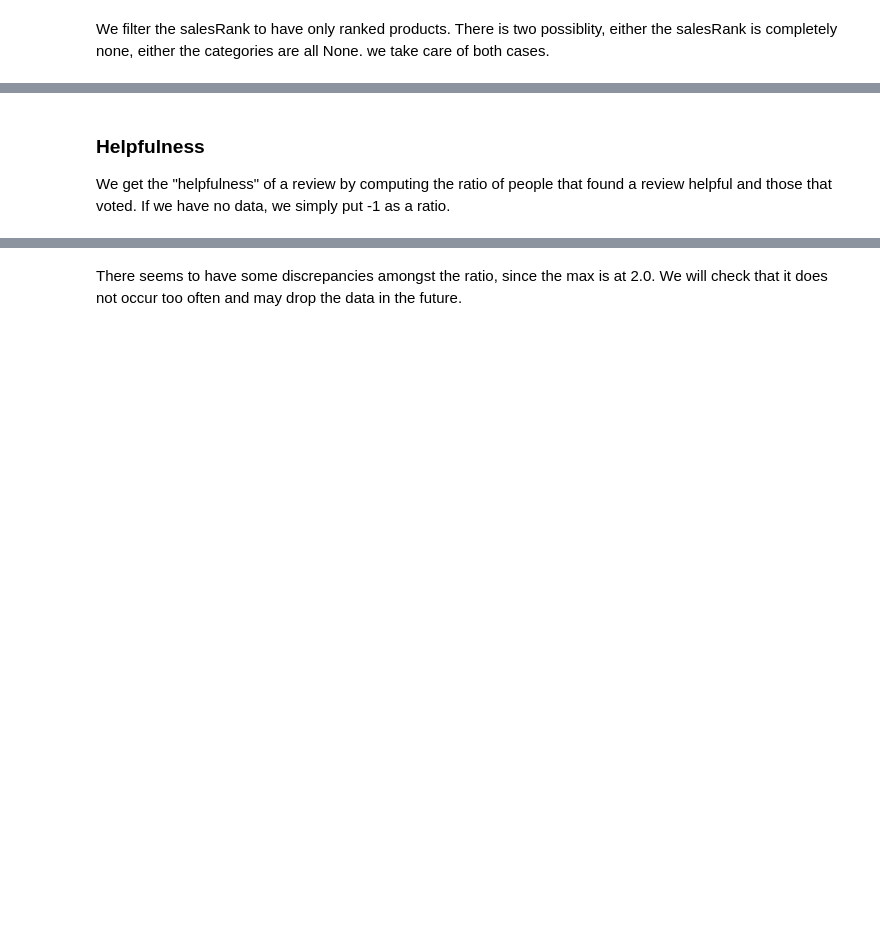
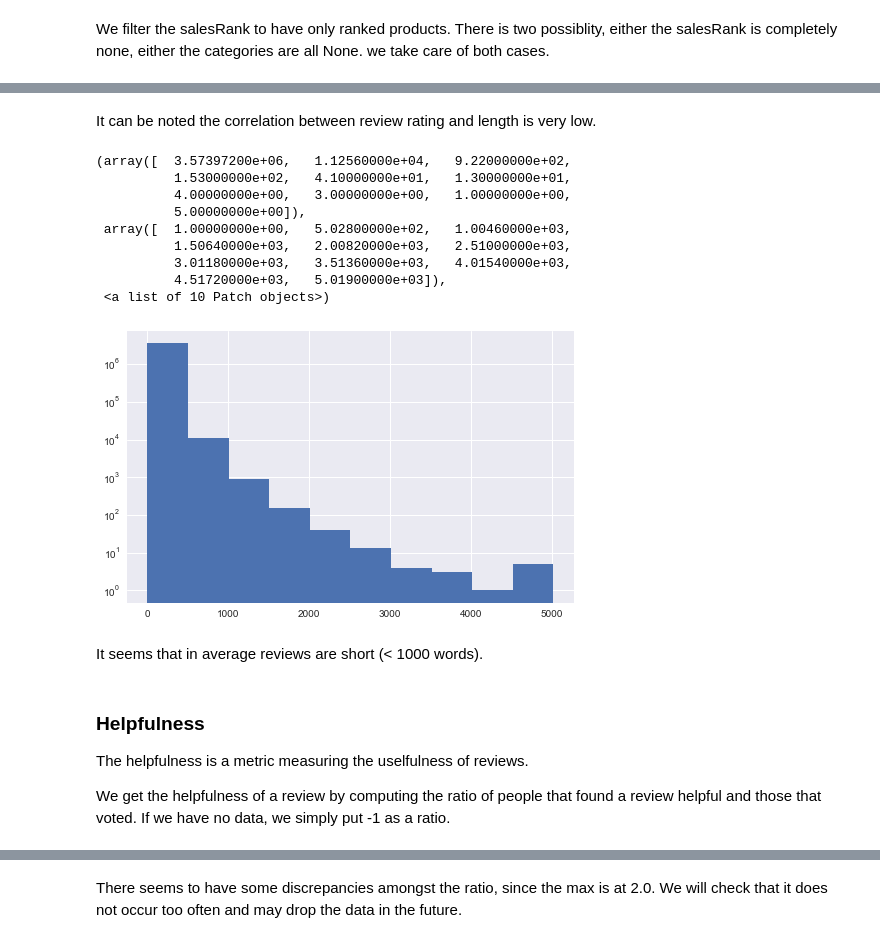
Before and after one commit to raphaelBarman/ADA-dh, a Jupyter notebook: project/Subset Exploration.ipynb, the cells around one changed output, grey strips where cells are left out. Saved outputs shown, nothing was run; the diff lists cells and outputs as text; code cells hidden in the pictures; blank space fills up the shorter version.

```diff
--- a/project/Subset Exploration.ipynb
+++ b/project/Subset Exploration.ipynb
@@ -110,10 +135,10 @@ Here we count the number of word in a certain review.
 # %%
 wordCount = F.udf(lambda text: len(text.split(" ")), T.IntegerType())
 
-df = df_review.withColumn('wordcount', wordCount(df_review["reviewText"]))
-df.select("wordcount").describe().show()
-overall = df.select("overall").rdd.map(lambda x: x[0])
-wordcount = df.select("wordcount").rdd.map(lambda x: x[0])
-pearson_corr = correlation(df, "overall", "wordcount", method='pearson')
-spearman_corr = correlation(df, "overall", "wordcount", method='spearman')
+df_review = df_review.withColumn('wordcount', wordCount(df_review["reviewText"]))
+df_review.select("wordcount").describe().show()
+overall = df_review.select("overall").rdd.map(lambda x: x[0])
+wordcount = df_review.select("wordcount").rdd.map(lambda x: x[0])
+pearson_corr = correlation(df_review, "overall", "wordcount", method='pearson')
+spearman_corr = correlation(df_review, "overall", "wordcount", method='spearman')
 print("The pearson correlation is %.3f and the spearman is %.3f"%(pearson_corr, spearman_corr))
@@ -127,5 +157,27 @@ print("The pearson correlation is %.3f and the spearman is %.3f"%(pearson_corr,
+# %% [markdown]
+It can be noted the correlation between review rating and length is very low.
+# %%
+fig, ax = plt.subplots()
+fig.set_size_inches(8, 5)
+hist(ax, df_review.select("wordcount"), log=True)
+# %% [output]
+(array([  3.57397200e+06,   1.12560000e+04,   9.22000000e+02,
+          1.53000000e+02,   4.10000000e+01,   1.30000000e+01,
+          4.00000000e+00,   3.00000000e+00,   1.00000000e+00,
+          5.00000000e+00]),
+ array([  1.00000000e+00,   5.02800000e+02,   1.00460000e+03,
+          1.50640000e+03,   2.00820000e+03,   2.51000000e+03,
+          3.01180000e+03,   3.51360000e+03,   4.01540000e+03,
+          4.51720000e+03,   5.01900000e+03]),
+ <a list of 10 Patch objects>)
+[figure, added]
+# %% [markdown]
+It seems that in average reviews are short (< 1000 words).
 # %% [markdown]
 ### Helpfulness
-We get the "helpfulness" of a review by computing the ratio of people that found a review helpful and those that voted. If we have no data, we simply put -1 as a ratio.
+
+The helpfulness is a metric measuring the uselfulness of reviews.
+
+We get the helpfulness of a review by computing the ratio of people that found a review helpful and those that voted. If we have no data, we simply put -1 as a ratio.
 # %%
 df_review = df_review.withColumn("helpfulness", F.when(df_review.helpful.getField(1) > 0, df_review.helpful.getField(0)/df_review.helpful.getField(1)).otherwise(-1))
```
Also changed, not shown: parts of 135 cells of this notebook.
